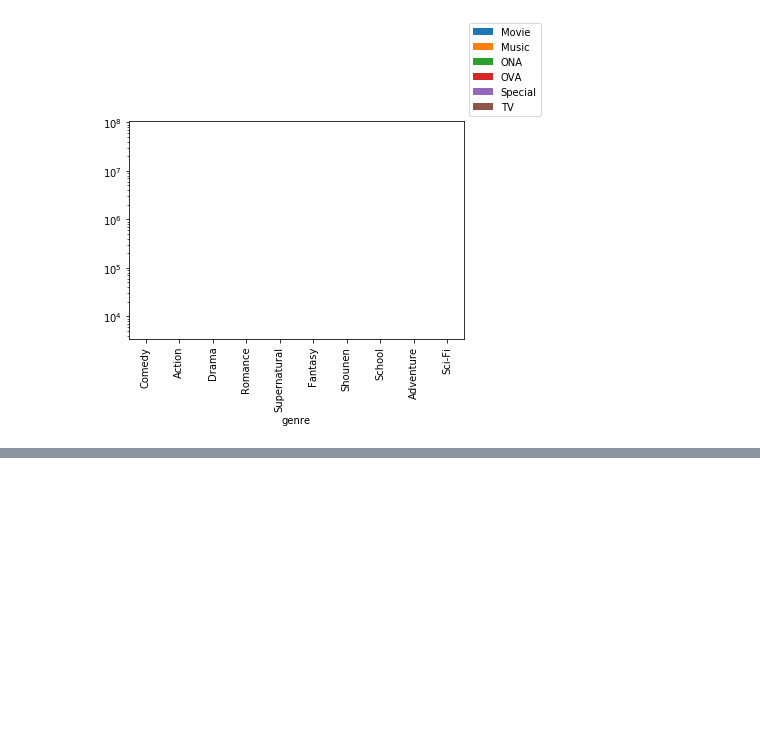
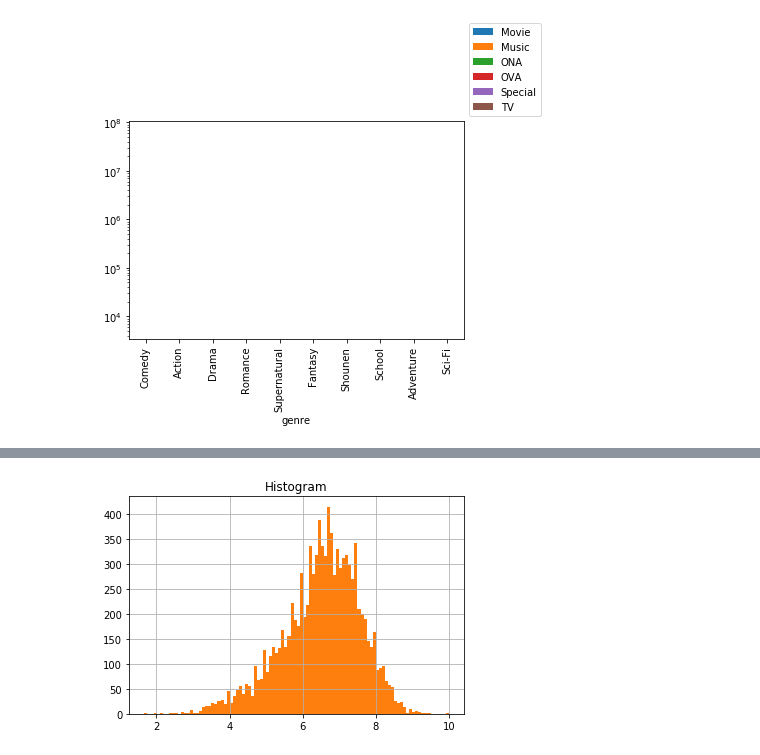
Before and after one commit to mocamocaland/jupyterbook_sample, a Jupyter notebook: pandas_sample_matplotlib_anime_3_10_5.ipynb, the cells around one changed output, grey strips where cells are left out. Cells and saved outputs as stored; diff of their text form; code cells hidden in the pictures; blank space fills up the shorter version.

```diff
--- a/pandas_sample_matplotlib_anime_3_10_5.ipynb
+++ b/pandas_sample_matplotlib_anime_3_10_5.ipynb
@@ -59,0 +67,7 @@ plt.show()
+# %%
+# Histogram
+ax = anime_master_df['rating'].hist(bins=100)
+ax.set_title('Histogram')
+plt.show()
+# %% [output]
+[figure, added]
```
Also changed, not shown: parts of 3 cells of this notebook.
